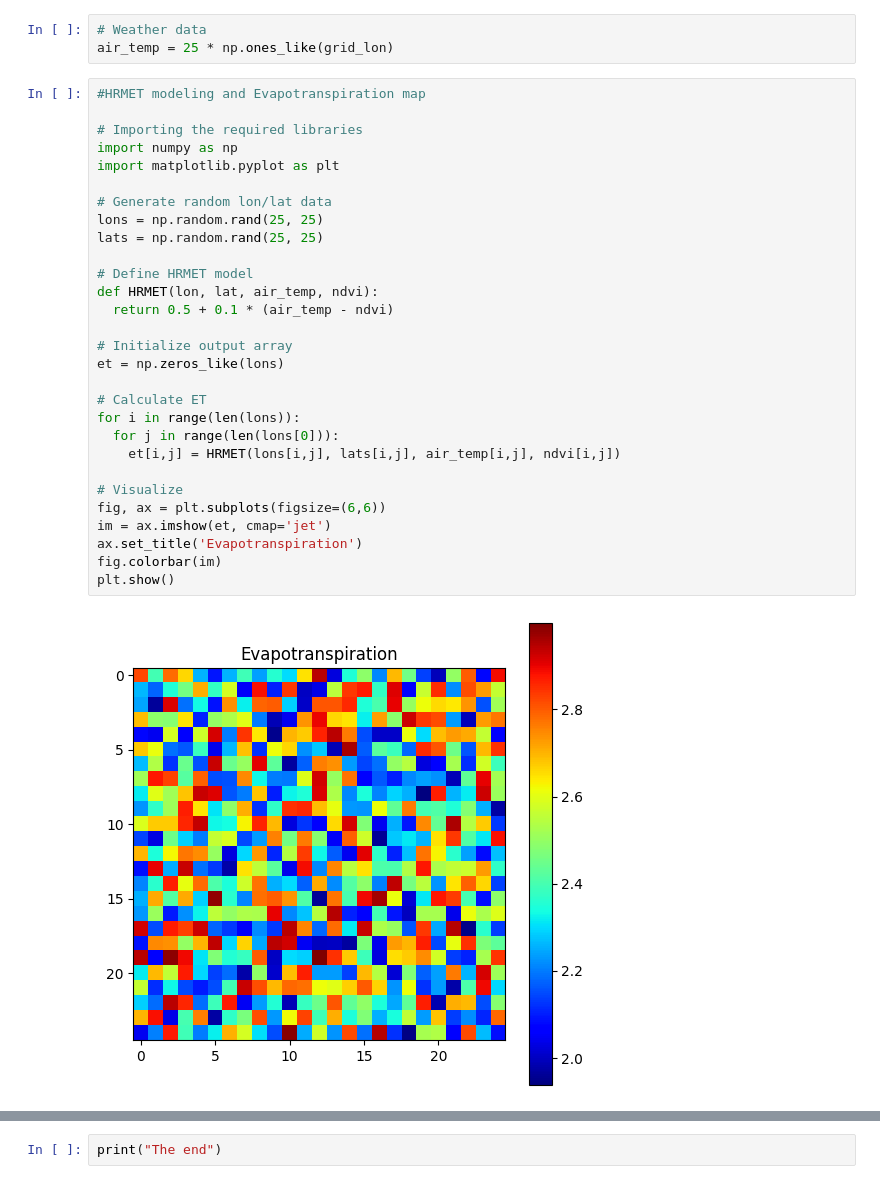
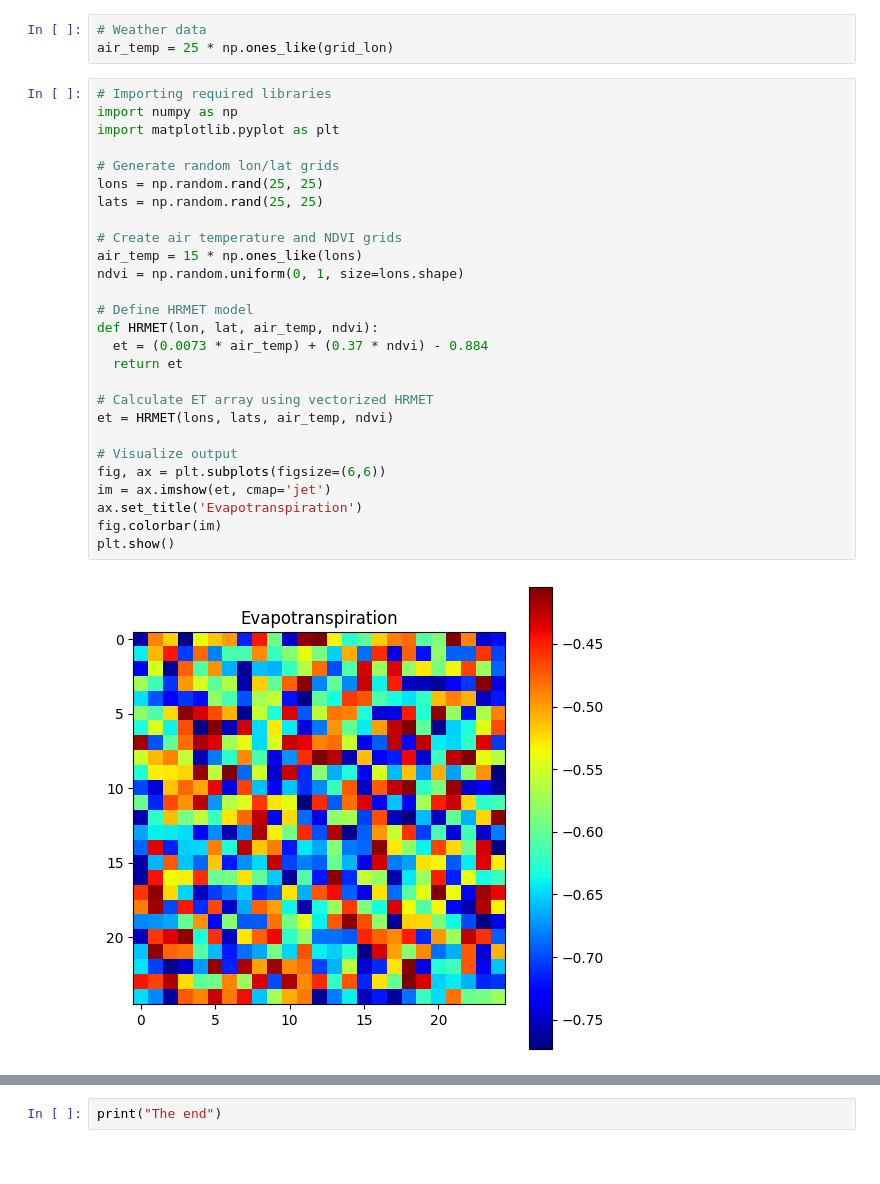
Before and after one commit to Kwakuopokuware401/Estimating_Crop_Evapotranspiration_Uncertainty_with_HRMET, a Jupyter notebook: Generating_ET_Maps_from_Remote_Sensing_and_HRMET_Modeling.ipynb, the cells around one changed output, grey strips where cells are left out. Saved outputs shown, nothing was run; the diff lists cells and outputs as text.

```diff
--- a/Generating_ET_Maps_from_Remote_Sensing_and_HRMET_Modeling.ipynb
+++ b/Generating_ET_Maps_from_Remote_Sensing_and_HRMET_Modeling.ipynb
@@ -178,36 +186,34 @@ grid_elev = np.zeros_like(grid_lat)
 # Weather data
 air_temp = 25 * np.ones_like(grid_lon)
 # %%
-#HRMET modeling and Evapotranspiration map
-
-# Importing the required libraries
+# Importing required libraries
 import numpy as np
 import matplotlib.pyplot as plt
 
-# Generate random lon/lat data
+# Generate random lon/lat grids
 lons = np.random.rand(25, 25)
 lats = np.random.rand(25, 25)
 
+# Create air temperature and NDVI grids
+air_temp = 15 * np.ones_like(lons)
+ndvi = np.random.uniform(0, 1, size=lons.shape)
+
 # Define HRMET model
 def HRMET(lon, lat, air_temp, ndvi):
-  return 0.5 + 0.1 * (air_temp - ndvi)
+  et = (0.0073 * air_temp) + (0.37 * ndvi) - 0.884
+  return et
 
-# Initialize output array
-et = np.zeros_like(lons)
+# Calculate ET array using vectorized HRMET
+et = HRMET(lons, lats, air_temp, ndvi)
 
-# Calculate ET
-for i in range(len(lons)):
-  for j in range(len(lons[0])):
-    et[i,j] = HRMET(lons[i,j], lats[i,j], air_temp[i,j], ndvi[i,j])
-
-# Visualize
+# Visualize output
 fig, ax = plt.subplots(figsize=(6,6))
 im = ax.imshow(et, cmap='jet')
 ax.set_title('Evapotranspiration')
 fig.colorbar(im)
 plt.show()
 # %% [output]
-[figure, old version]
+[figure, new version]
 # %%
 #Interpolating Evapotranspiration map
 
```
Also changed, not shown: parts of 11 cells of this notebook.
